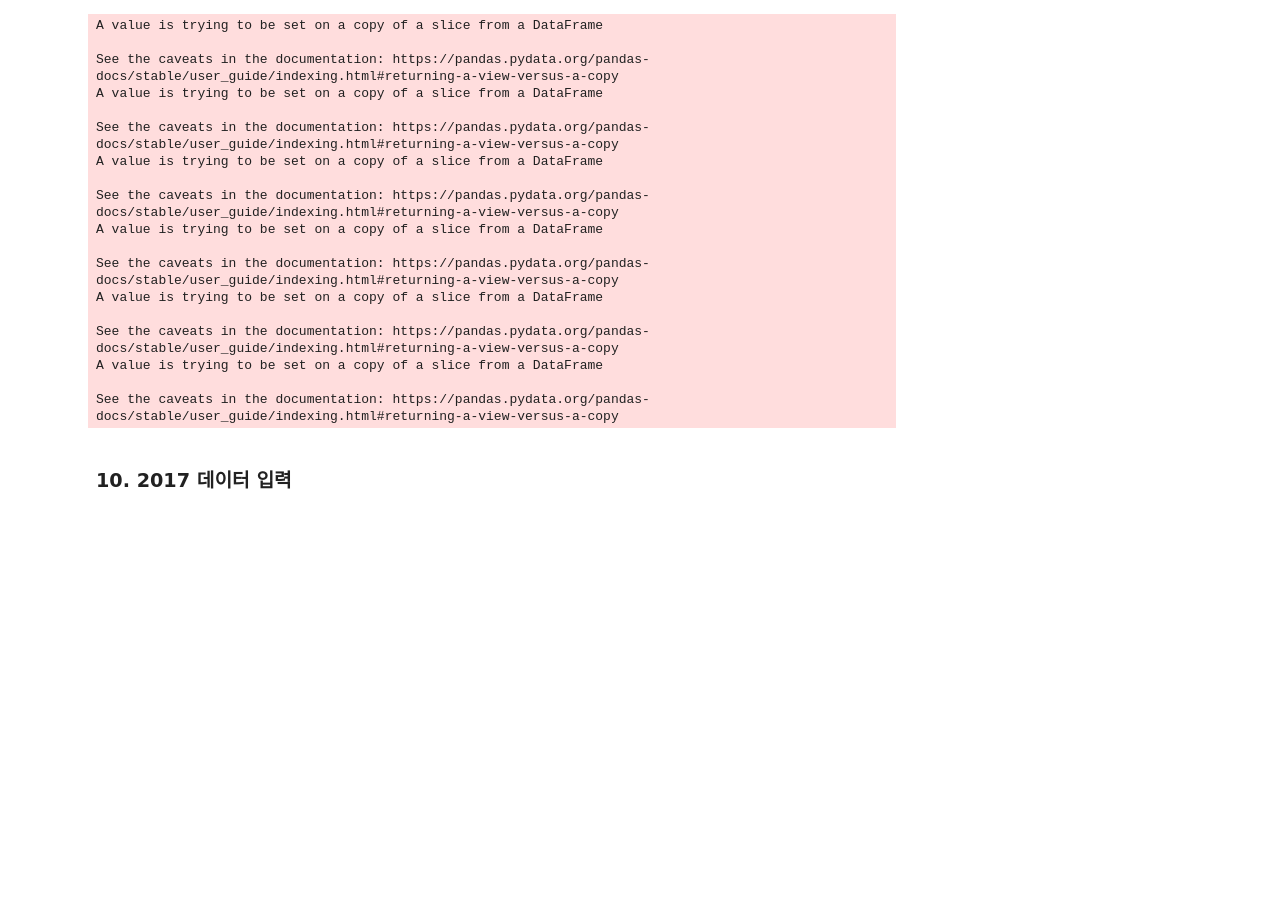
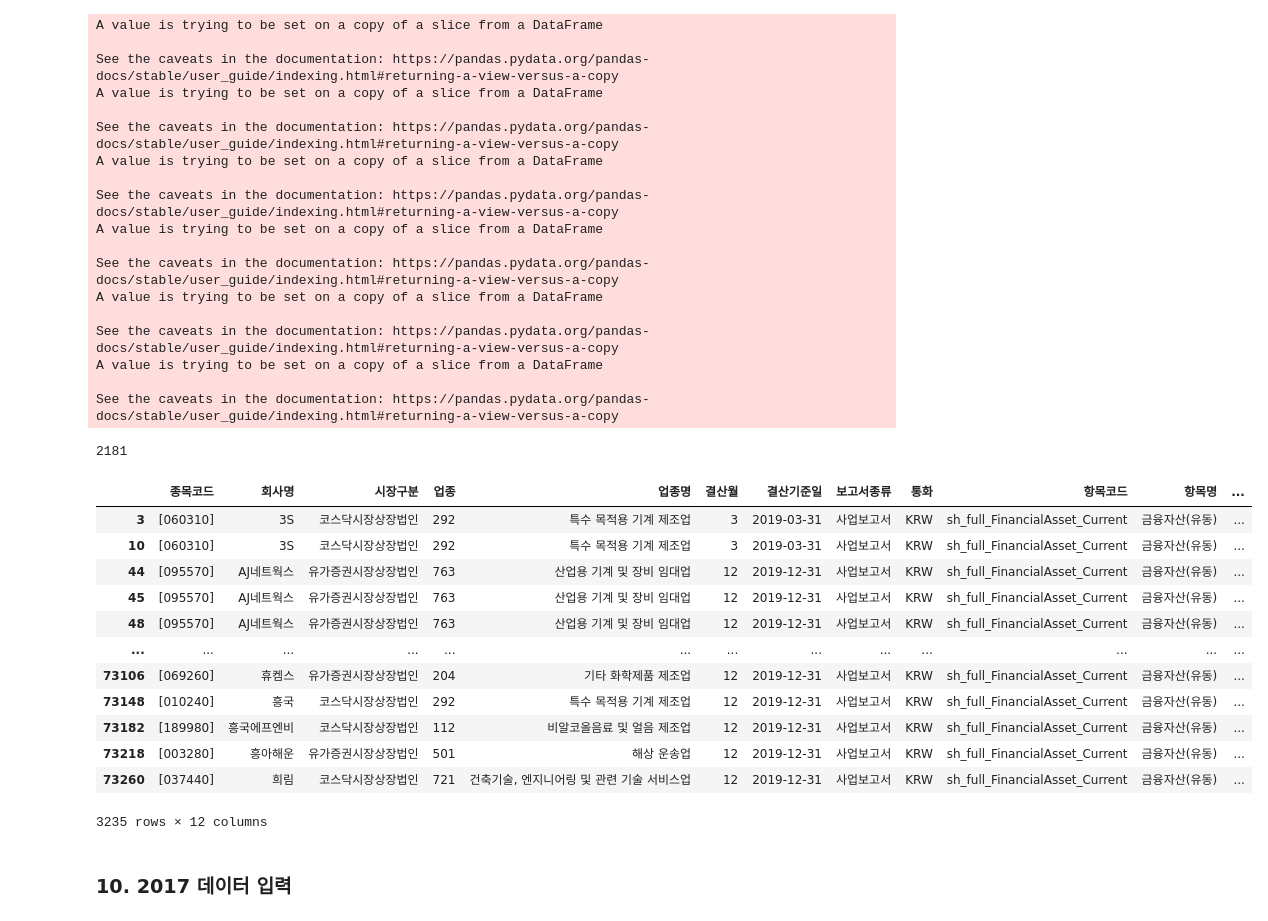
Before and after one commit to DominKim/Final_project, a Jupyter notebook: data_preprocessing/2019사업보고서_EDA_20200708.ipynb, the cells around one changed output. Drawn from its saved outputs; the diff is of its cells as text; code cells hidden in the pictures; blank space fills up the shorter version.

```diff
--- a/data_preprocessing/2019사업보고서_EDA_20200708.ipynb
+++ b/data_preprocessing/2019사업보고서_EDA_20200708.ipynb
@@ -391,27 +420,6 @@ for idx in range(len(df)):
     if "entity" not in df["항목코드"][idx]:
         df["항목명"][idx] = dic_element[re.findall("_\w{1,}", df["항목코드"][idx])[0].lower()][0]
 
-# entity 변수 전처리
-elementid = pd.read_excel("../data/재무제표양식.xlsx", encoding = "utf-8", sheet_name = "BS1")
-# '한글 Label', 'Element ID'
-df_element = elementid[['한글 Label', 'Element ID']]
-df_element = df_element[df_element["Element ID"].notnull()]
-
-df_element.columns = df_element.columns.str.replace(" ", "_")
-lst_element = df_element["Element_ID"].unique()
-
-re_lst_element = []
-for i in lst_element:
-    a = re.findall("_\w{1,}", i)[0].lower()
-    re_lst_element.append(a)
-
-dic_elementid = {(((i.replace("_", "")).replace(" ", "")).replace("[", "")).replace("]", ""):j
-                 for i, j in zip(df_element["한글_Label"], df_element["Element_ID"])}
-
-idx_entity = []
-for idx in range(len(df)):
-    if "entity" in df.loc[idx, "항목코드"]:
-        idx_entity.append(idx)
 
 # entity 포함 항목코드 항목코드 전처리
 no_preprocessing_entity_idx = []
@@ -428,13 +436,6 @@ for idx in range(len(df)):
         df["항목명"][idx] = dic_element[re.findall("_\w{1,}", df["항목코드"][idx])[0].lower()][0]
 
 
-
-# 항목명이 같은 entity 변수 전처리
-lst = []
-for idx in range(len(df)):
-    if "entity" in df.loc[idx, "항목코드"]:
-        lst.append(idx)
-
 no_preprocessing = []
 for idx in lst:
     try:
@@ -448,6 +449,12 @@ for idx in range(len(df)):
     if "entity" not in df.loc[idx, "항목코드"]:
         df.loc[idx, "항목명"] = dic_re_name[re.findall("_\w{1,}", df.loc[idx, "항목코드"])[0]]
         df.loc[idx, "항목코드"] = dic_re_code[re.findall("_\w{1,}", df.loc[idx, "항목코드"])[0]]
+
+
+for idx in can_idx:
+
+    df.loc[idx, "항목코드"] = pre_entity[df.loc[idx, "항목코드"]]
+    df.loc[idx,"항목명"] = entity_re_name[df.loc[idx, "항목코드"]]
 
 # 필요 없는 변수 제거
 index = df[df["항목명"] == "지우기"].index
@@ -544,3 +549,23 @@ last_df
+# %%
+len(can_idx)
+# %% [output]
+2181
+# %%
+df[df["항목코드"] == 'sh_full_FinancialAsset_Current']
+# %% [output]
+|  | 종목코드 | 회사명 | 시장구분 | 업종 | 업종명 | 결산월 | 결산기준일 | 보고서종류 | 통화 | 항목코드 | 항목명 | ... |
+| 3 | [060310] | 3S | 코스닥시장상장법인 | 292 | 특수 목적용 기계 제조업 | 3 | 2019-03-31 | 사업보고서 | KRW | sh_full_FinancialAsset_Current | 금융자산(유동) | ... |
+| 10 | [060310] | 3S | 코스닥시장상장법인 | 292 | 특수 목적용 기계 제조업 | 3 | 2019-03-31 | 사업보고서 | KRW | sh_full_FinancialAsset_Current | 금융자산(유동) | ... |
+| 44 | [095570] | AJ네트웍스 | 유가증권시장상장법인 | 763 | 산업용 기계 및 장비 임대업 | 12 | 2019-12-31 | 사업보고서 | KRW | sh_full_FinancialAsset_Current | 금융자산(유동) | ... |
+| 45 | [095570] | AJ네트웍스 | 유가증권시장상장법인 | 763 | 산업용 기계 및 장비 임대업 | 12 | 2019-12-31 | 사업보고서 | KRW | sh_full_FinancialAsset_Current | 금융자산(유동) | ... |
+| 48 | [095570] | AJ네트웍스 | 유가증권시장상장법인 | 763 | 산업용 기계 및 장비 임대업 | 12 | 2019-12-31 | 사업보고서 | KRW | sh_full_FinancialAsset_Current | 금융자산(유동) | ... |
+| ... | ... | ... | ... | ... | ... | ... | ... | ... | ... | ... | ... | ... |
+| 73106 | [069260] | 휴켐스 | 유가증권시장상장법인 | 204 | 기타 화학제품 제조업 | 12 | 2019-12-31 | 사업보고서 | KRW | sh_full_FinancialAsset_Current | 금융자산(유동) | ... |
+| 73148 | [010240] | 흥국 | 코스닥시장상장법인 | 292 | 특수 목적용 기계 제조업 | 12 | 2019-12-31 | 사업보고서 | KRW | sh_full_FinancialAsset_Current | 금융자산(유동) | ... |
+| 73182 | [189980] | 흥국에프엔비 | 코스닥시장상장법인 | 112 | 비알코올음료 및 얼음 제조업 | 12 | 2019-12-31 | 사업보고서 | KRW | sh_full_FinancialAsset_Current | 금융자산(유동) | ... |
+| 73218 | [003280] | 흥아해운 | 유가증권시장상장법인 | 501 | 해상 운송업 | 12 | 2019-12-31 | 사업보고서 | KRW | sh_full_FinancialAsset_Current | 금융자산(유동) | ... |
+| 73260 | [037440] | 희림 | 코스닥시장상장법인 | 721 | 건축기술, 엔지니어링 및 관련 기술 서비스업 | 12 | 2019-12-31 | 사업보고서 | KRW | sh_full_FinancialAsset_Current | 금융자산(유동) | ... |
+3235 rows × 12 columns
 # %% [markdown]
 ### 10. 2017 데이터 입력
 # %%
```
Also changed, not shown: parts of 9 cells of this notebook, 8 other files.
